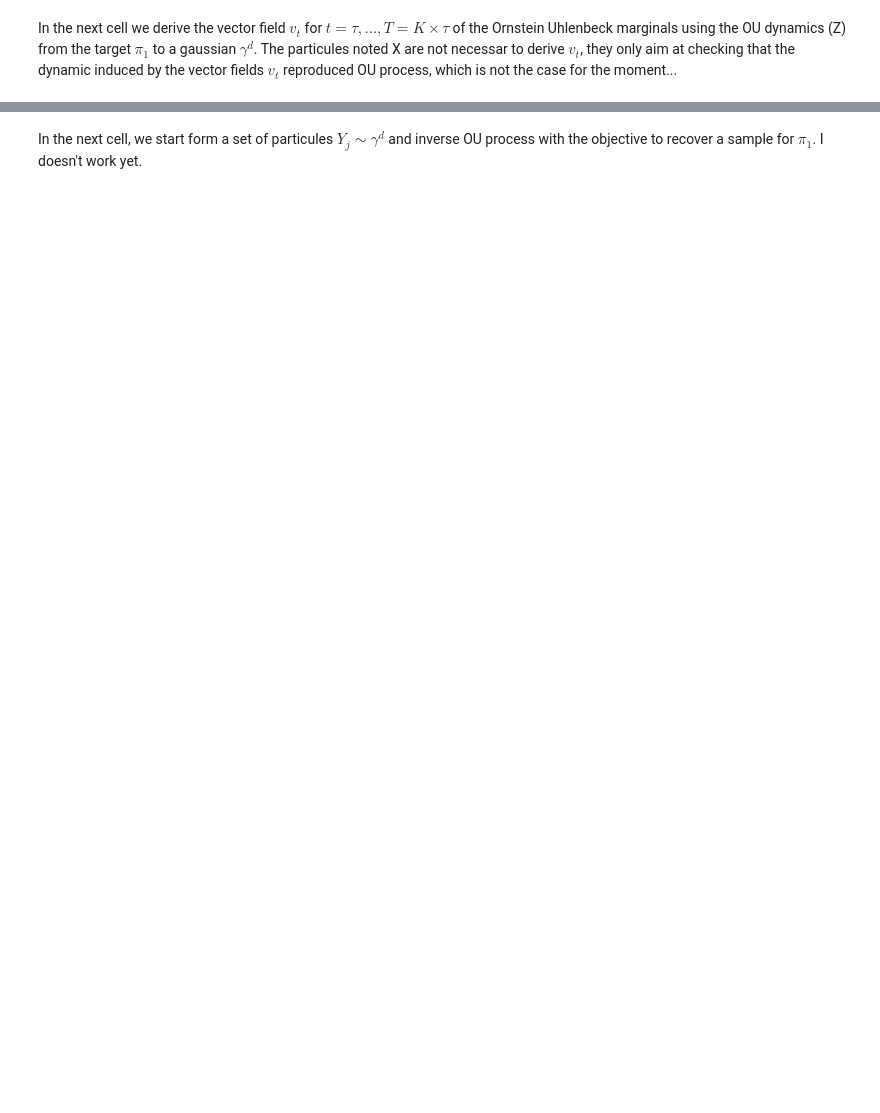
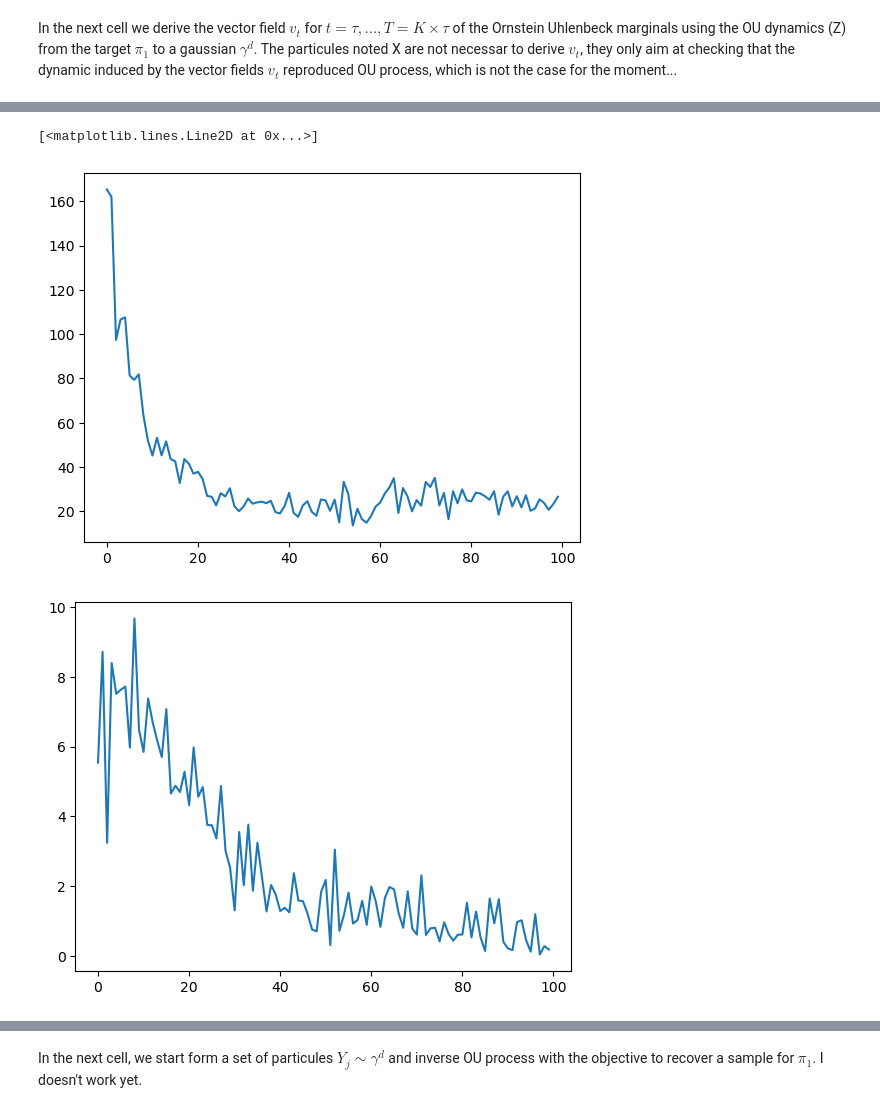
Before and after one commit to clementinechazal/kernel-path, a Jupyter notebook: ou_stein_path.ipynb, the cells around one changed output, grey strips where cells are left out. Saved outputs shown, nothing was run; the diff lists cells and outputs as text; code cells hidden in the pictures; blank space fills up the shorter version.

```diff
--- a/ou_stein_path.ipynb
+++ b/ou_stein_path.ipynb
@@ -111,3 +139,11 @@ iter95
+# %%
+plt.plot(norm_V_H)
+plt.figure()
+plt.plot(norm_V_2)
+# %% [output]
+[<matplotlib.lines.Line2D at 0x...>]
+[figure, added]
+[figure, added]
 # %%
 # plt.figure()
 # #plt.plot(L1[1:]) # eq 3
```
Also changed, not shown: parts of 9 cells of this notebook.
